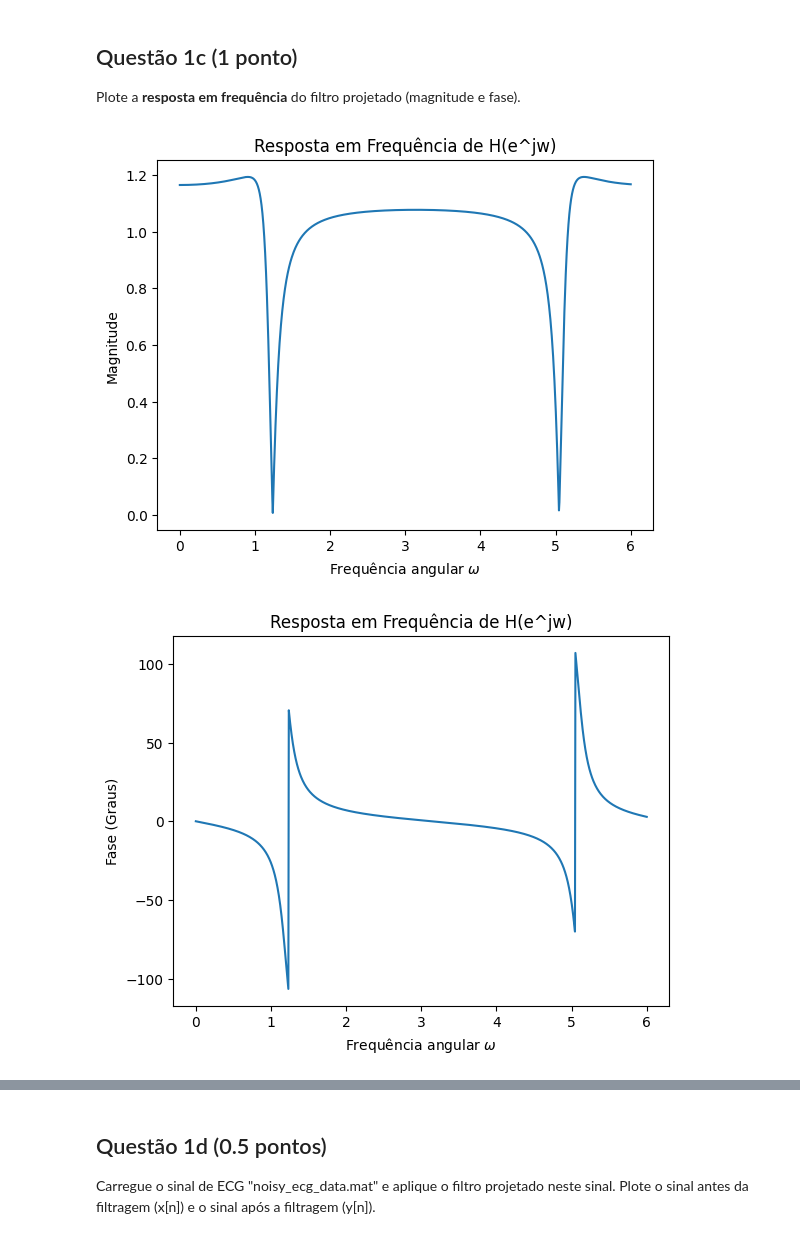
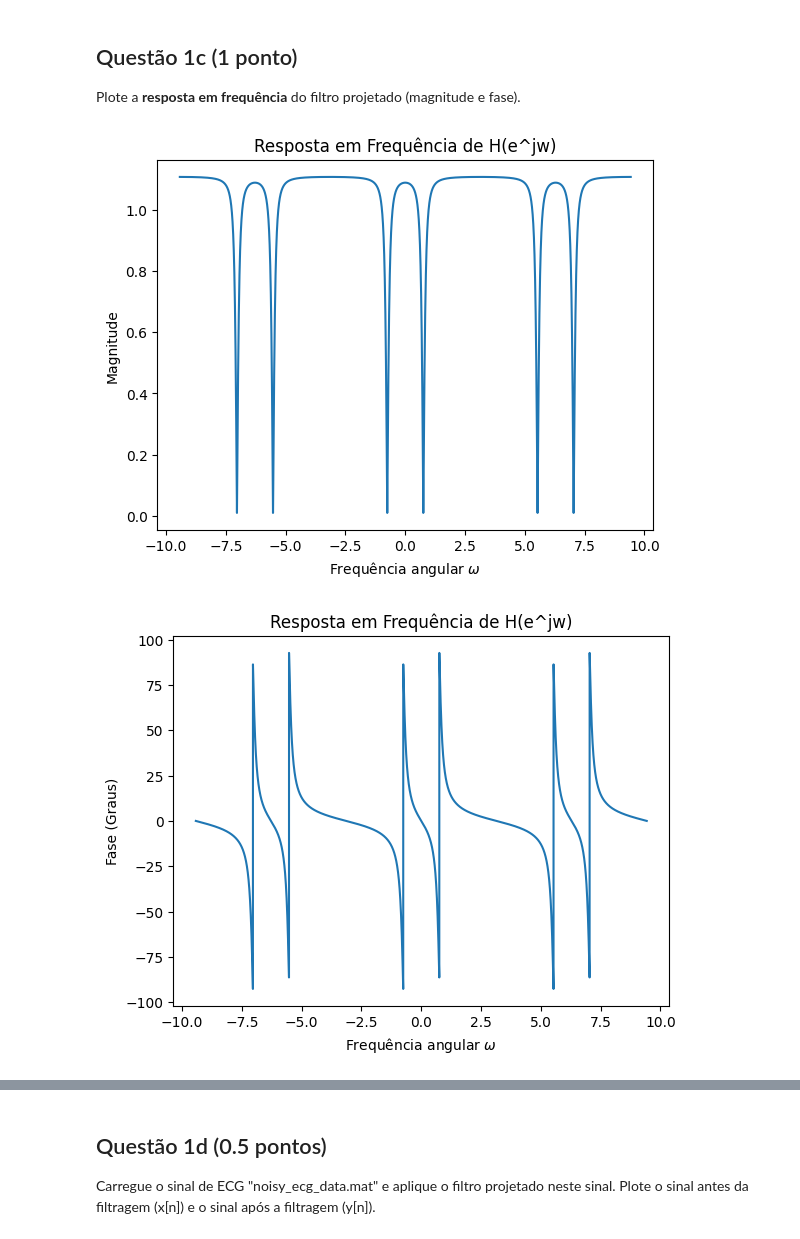
Before and after one commit to akaTsunemori/signal-processing-studies, a Jupyter notebook: projeto-2/projeto2.ipynb, the cells around one changed output, grey strips where cells are left out. Saved outputs shown, nothing was run; the diff lists cells and outputs as text; code cells hidden in the pictures.

```diff
--- a/projeto-2/projeto2.ipynb
+++ b/projeto-2/projeto2.ipynb
@@ -56,39 +65,38 @@ $y[n] - 0.9\cos(0.24\pi)y[n-1] - 0.9^{2}y[n-2] = x[n] - \cos(0.24\pi)x[n-1] + x[
 
 Plote a **resposta em frequência** do filtro projetado (magnitude e fase).
 # %%
-w = np.linspace(0, 6, 1000)
-w_ax = np.exp(1j * w)
+b0, b1, b2 = 1, -2 * np.cos(0.24 * np.pi), 1
+a0, a1, a2 = 1, -1.8 * np.cos(0.24 * np.pi), 0.9**2
 
-H = (w_ax * w_ax - np.cos(0.24*np.pi) * w_ax * 0.9 + 1) / (w_ax * w_ax - np.cos(0.24*np.pi) * w_ax * 0.9 + 0.9**2)
+w = np.linspace(-3 * np.pi, 3 * np.pi, 10000)
+w_axis = np.exp(1j * w)
+
+H = (b0 * w_axis**2 + b1 * w_axis + b2) / (a0 * w_axis**2 + a1 * w_axis + a2)
 H_abs = abs(H)
 H_phase_deg = np.angle(H, deg=True)
 
 plt.plot(w, H_abs)
 plt.title('Resposta em Frequência de H(e^jw)')
 plt.xlabel('Frequência angular $\omega$')
 plt.ylabel('Magnitude')
 plt.show()
-
 plt.plot(w, H_phase_deg)
 plt.title('Resposta em Frequência de H(e^jw)')
 plt.xlabel('Frequência angular $\omega$')
 plt.ylabel('Fase (Graus)')
 plt.show()
-
 H_mag_db = 10 * np.log10(abs(H))
 H_phase = np.angle(H)
-
 plt.plot(w, H_mag_db)
 plt.title('Resposta em Frequência de H(e^jw)')
 plt.xlabel('Frequência angular $\omega$')
 plt.ylabel('Magnitude (dB)')
 plt.show()
-
 plt.plot(w, H_phase)
 plt.title('Resposta em Frequência de H(e^jw)')
 plt.xlabel('Frequência angular $\omega$')
 plt.ylabel('Fase (Radianos)')
 plt.show()
 # %% [output]
-[figure, old version]
+[figure, new version]
-[figure, old version]
+[figure, new version]
```
Also changed, not shown: parts of 5 cells of this notebook.
